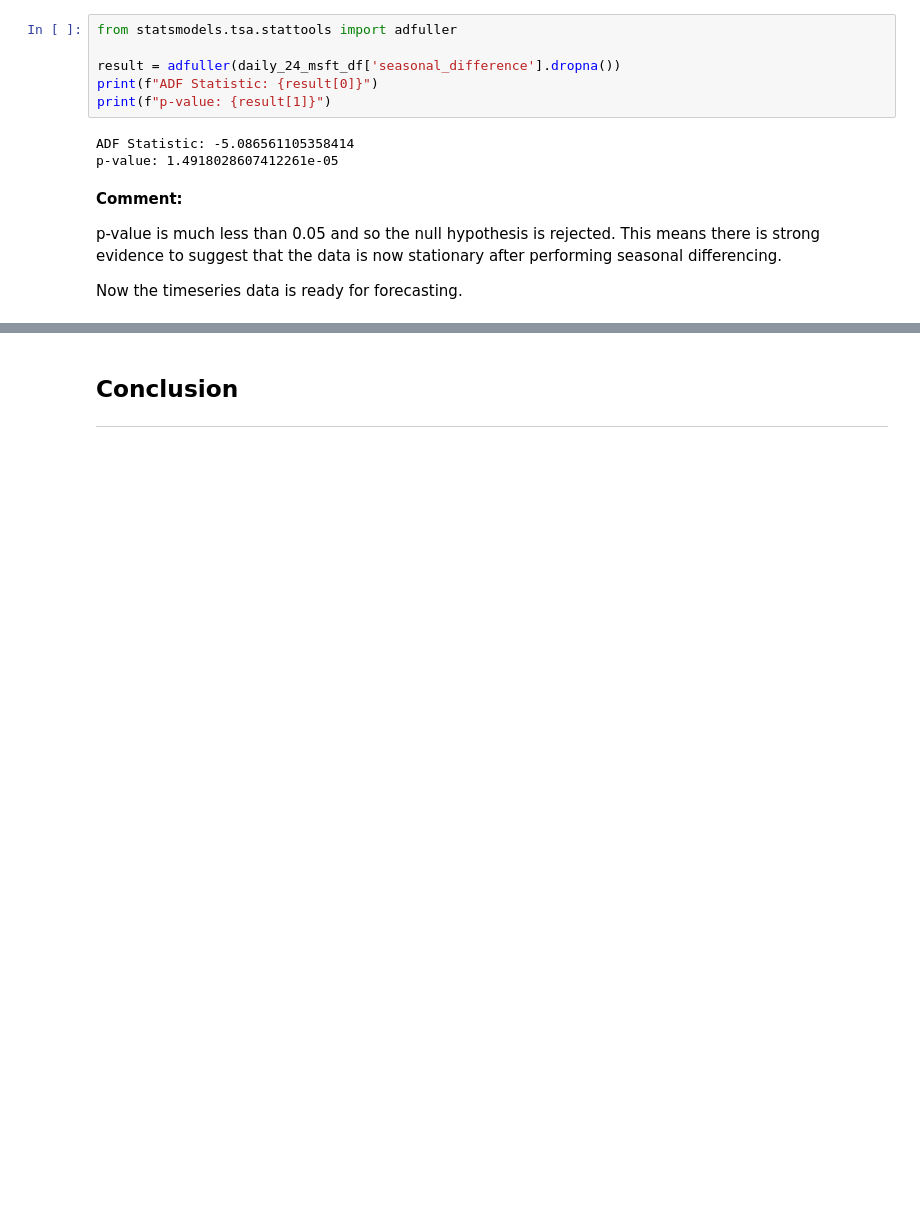
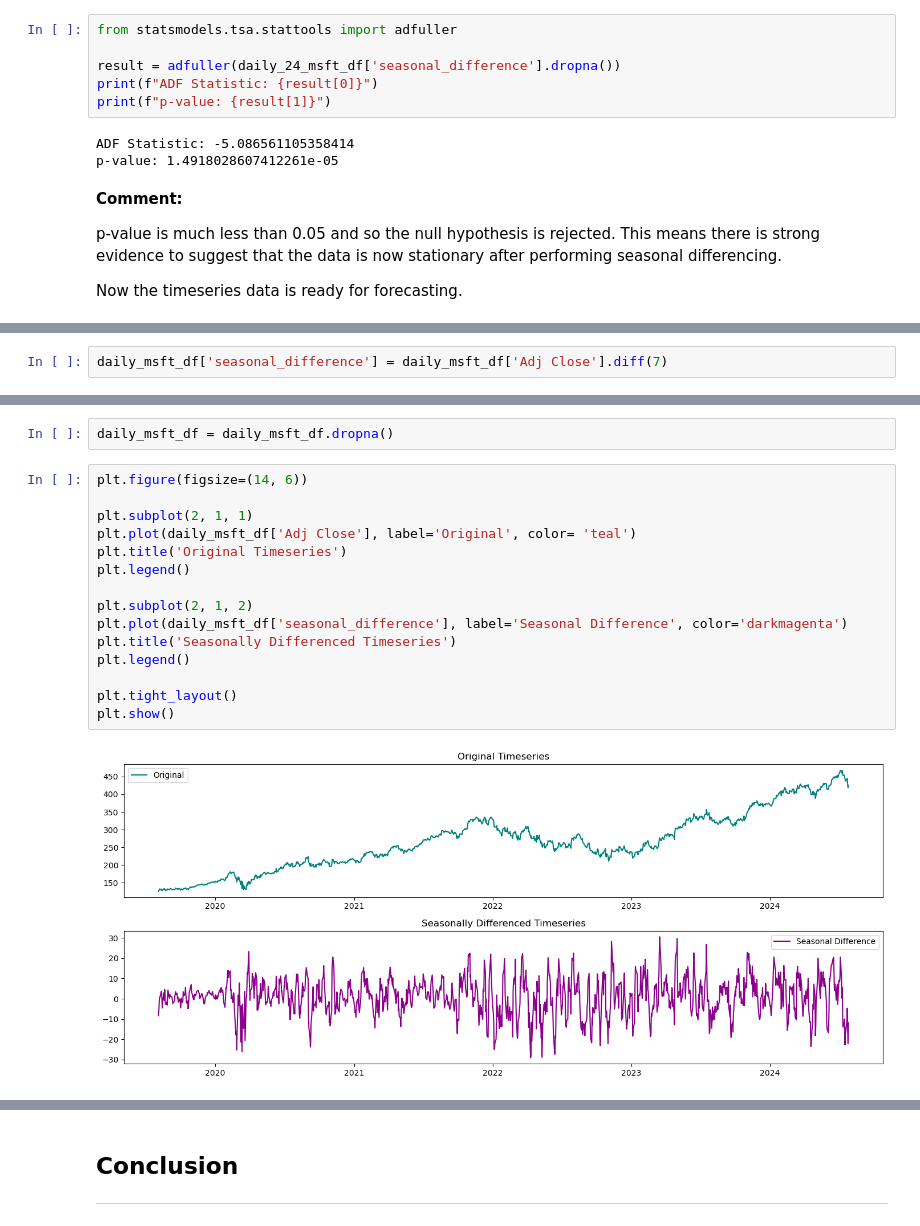
Before and after one commit to simrenbasra/timeseries, a Jupyter notebook: notebooks/01_data_processing/03-data-eda.ipynb, the cells around one changed output, grey strips where cells are left out. Cells and saved outputs as stored; diff of their text form; blank space fills up the shorter version.

```diff
--- a/notebooks/01_data_processing/03-data-eda.ipynb
+++ b/notebooks/01_data_processing/03-data-eda.ipynb
@@ -519,0 +503,2 @@ test_data.to_csv('../../data/test_set.csv')
+# %%
+daily_msft_df['seasonal_difference'] = daily_msft_df['Adj Close'].diff(7)
@@ -519,0 +519,19 @@ test_data.to_csv('../../data/test_set.csv')
+# %%
+daily_msft_df = daily_msft_df.dropna()
+# %%
+plt.figure(figsize=(14, 6))
+
+plt.subplot(2, 1, 1)
+plt.plot(daily_msft_df['Adj Close'], label='Original', color= 'teal')
+plt.title('Original Timeseries')
+plt.legend()
+
+plt.subplot(2, 1, 2)
+plt.plot(daily_msft_df['seasonal_difference'], label='Seasonal Difference', color='darkmagenta')
+plt.title('Seasonally Differenced Timeseries')
+plt.legend()
+
+plt.tight_layout()
+plt.show()
+# %% [output]
+[figure, added]
```
Also changed, not shown: parts of 17 cells of this notebook.
